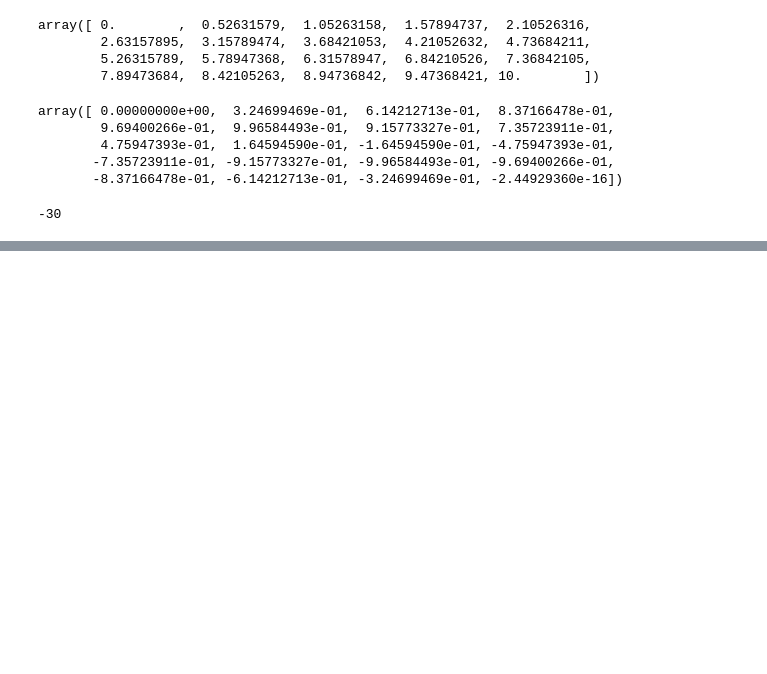
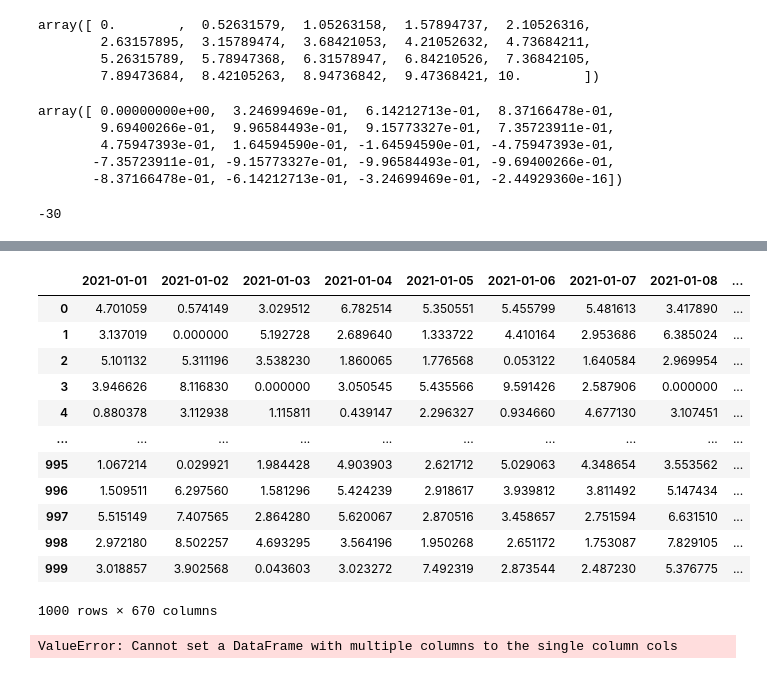
Before and after one commit to rahuljungbahadur/ts_lift_study, a Jupyter notebook: generate data.ipynb, the cells around one changed output, grey strips where cells are left out. Cells and saved outputs as stored; diff of their text form; code cells hidden in the pictures; blank space fills up the shorter version.

```diff
--- a/generate data.ipynb
+++ b/generate data.ipynb
@@ -105,0 +234,23 @@ def generate_sales_data(start_date:str, end_date:str,
+# %%
+sales_df
+# %% [output]
+|  | 2021-01-01 | 2021-01-02 | 2021-01-03 | 2021-01-04 | 2021-01-05 | 2021-01-06 | 2021-01-07 | 2021-01-08 | ... |
+| 0 | 4.701059 | 0.574149 | 3.029512 | 6.782514 | 5.350551 | 5.455799 | 5.481613 | 3.417890 | ... |
+| 1 | 3.137019 | 0.000000 | 5.192728 | 2.689640 | 1.333722 | 4.410164 | 2.953686 | 6.385024 | ... |
+| 2 | 5.101132 | 5.311196 | 3.538230 | 1.860065 | 1.776568 | 0.053122 | 1.640584 | 2.969954 | ... |
+| 3 | 3.946626 | 8.116830 | 0.000000 | 3.050545 | 5.435566 | 9.591426 | 2.587906 | 0.000000 | ... |
+| 4 | 0.880378 | 3.112938 | 1.115811 | 0.439147 | 2.296327 | 0.934660 | 4.677130 | 3.107451 | ... |
+| ... | ... | ... | ... | ... | ... | ... | ... | ... | ... |
+| 995 | 1.067214 | 0.029921 | 1.984428 | 4.903903 | 2.621712 | 5.029063 | 4.348654 | 3.553562 | ... |
+| 996 | 1.509511 | 6.297560 | 1.581296 | 5.424239 | 2.918617 | 3.939812 | 3.811492 | 5.147434 | ... |
+| 997 | 5.515149 | 7.407565 | 2.864280 | 5.620067 | 2.870516 | 3.458657 | 2.751594 | 6.631510 | ... |
+| 998 | 2.972180 | 8.502257 | 4.693295 | 3.564196 | 1.950268 | 2.651172 | 1.753087 | 7.829105 | ... |
+| 999 | 3.018857 | 3.902568 | 0.043603 | 3.023272 | 7.492319 | 2.873544 | 2.487230 | 5.376775 | ... |
+1000 rows × 670 columns
+# %%
+df2 = (df.assign(cols =
+    lambda d : d.apply(lambda x:generate_sales_data(x[0], start_date = '2021-03-01', end_date = '2022-11-01', mean_sales=5.0, error_sd=1.0, seasonality=['monthly']), axis=1)
+)
+)
+# %% [output]
+ValueError: Cannot set a DataFrame with multiple columns to the single column cols
```
Also changed, not shown: parts of 26 cells of this notebook, 2 other files.
